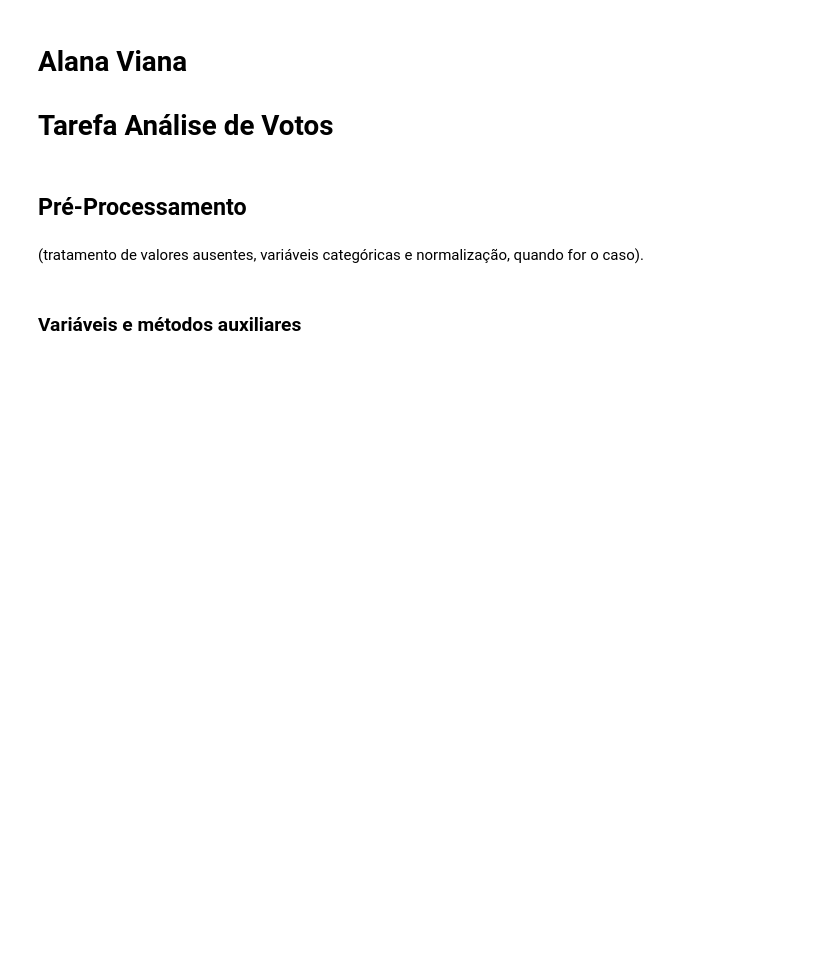
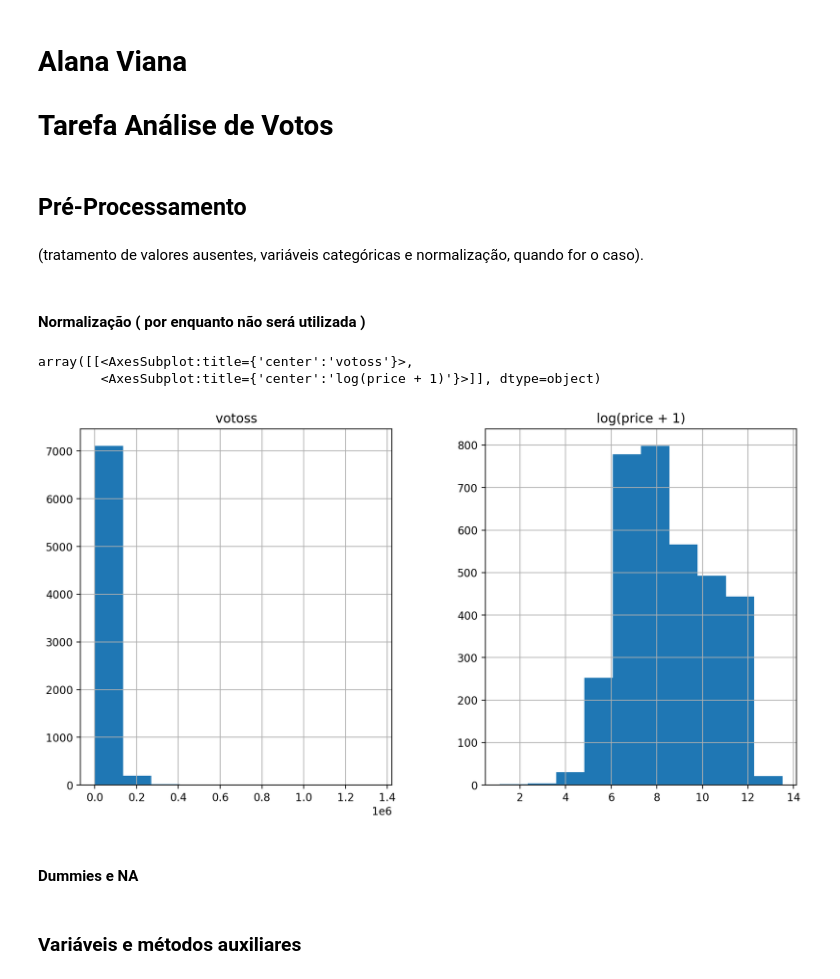
Before and after one commit to alananeo/votos, a Jupyter notebook: tarefa.ipynb, the cells around one changed output. Cells and saved outputs as stored; diff of their text form; code cells hidden in the pictures; blank space fills up the shorter version.

```diff
--- a/tarefa.ipynb
+++ b/tarefa.ipynb
@@ -24,22 +24,32 @@ from sklearn.metrics import classification_report, confusion_matrix, accuracy_sc
 %config InlineBackend.figure_format = 'retina' # set 'png' here when working on notebook
 %matplotlib inline
 # %%
-train = pd.read_csv("data/eleicoes_2006_TREINO_CONFIGURADO_LIBRE.csv", index_col="nome")
-del train['sequencial_candidato']
-del train['cargo']
-del train['ano']
-test = pd.read_csv("data/eleicoes_2010_TESTE_CONFIGURADO_LIBRE.csv", index_col="nome")
+df = pd.read_csv("data/eleicoes_2006_a_2010.csv")
+train = df[(df["ano"]==2006)]
+train = train.drop(columns=["ano"])
+train = train.drop(columns=["sequencial_candidato"])
+train = train.drop(columns=["nome"])
 
-del test['sequencial_candidato']
-del test['cargo']
-del test['ano']
-all_data = pd.concat((train.loc[:,'quantidade_doacoes':'votos'], test.loc[:,'quantidade_doacoes':'votos']))
+test = df[(df["ano"]==2010)]
+test = test.drop(columns=["ano"])
+test = test.drop(columns=["sequencial_candidato"])
+test = test.drop(columns=["nome"])
+
+all_data = pd.concat([train, test])
 # %% [markdown]
 ## Pré-Processamento
 # %% [markdown]
 (tratamento de valores ausentes, variáveis categóricas e normalização, quando for o caso).
-# %%
-train["votos"] = np.log1p(train["votos"])
+# %% [markdown]
+#### Normalização ( por enquanto não será utilizada )
+# %%
+matplotlib.rcParams['figure.figsize'] = (12.0, 6.0)
+prices = pd.DataFrame({"votoss":all_data["votos"], "log(price + 1)":np.log1p(train["votos"])})
+prices.hist()
+# %% [output]
+array([[<AxesSubplot:title={'center':'votoss'}>,
+        <AxesSubplot:title={'center':'log(price + 1)'}>]], dtype=object)
+[figure, added]
 # %%
 numeric_feats = all_data.dtypes[all_data.dtypes != "object"].index
 
@@ -48,6 +58,8 @@ skewed_feats = skewed_feats[skewed_feats > 0.75]
 skewed_feats = skewed_feats.index
 
 all_data[skewed_feats] = np.log1p(all_data[skewed_feats])
+# %% [markdown]
+#### Dummies e NA
 # %%
 all_data = pd.get_dummies(all_data) # dummies
 all_data = all_data.fillna(all_data.mean()) # valores ausentes
```
Also changed, not shown: parts of 51 cells of this notebook, 7 other files.
